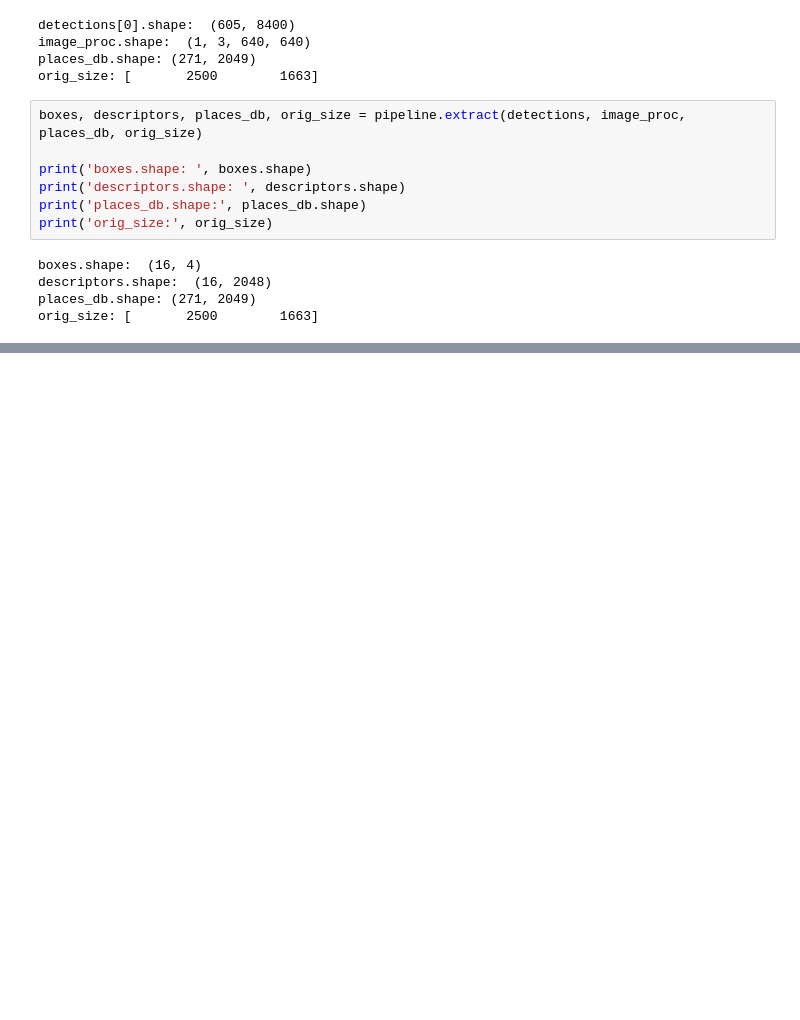
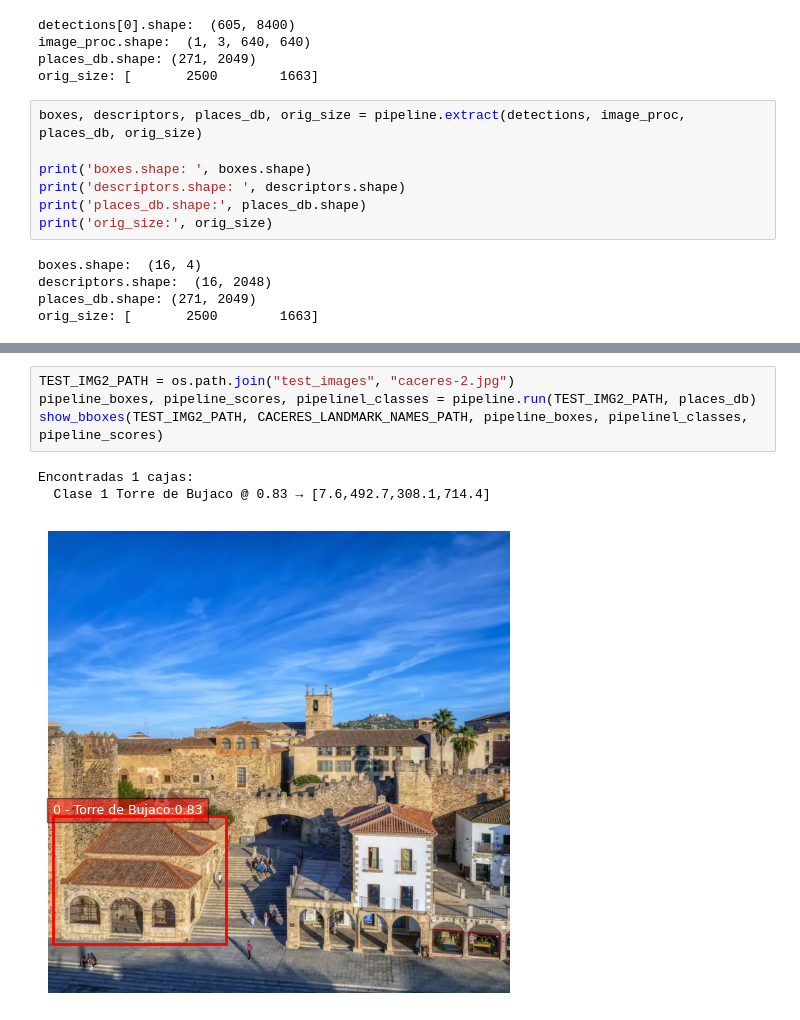
Before and after one commit to theviderlab/landmark-detection-with-retrieval, a Jupyter notebook: full_pipeline.ipynb, the cells around one changed output, grey strips where cells are left out. Drawn from its saved outputs; the diff is of its cells as text; blank space fills up the shorter version.

```diff
--- a/full_pipeline.ipynb
+++ b/full_pipeline.ipynb
@@ -180,0 +165,8 @@ Encontradas 21 cajas:
+# %%
+TEST_IMG2_PATH = os.path.join("test_images", "caceres-2.jpg")
+pipeline_boxes, pipeline_scores, pipelinel_classes = pipeline.run(TEST_IMG2_PATH, places_db)
+show_bboxes(TEST_IMG2_PATH, CACERES_LANDMARK_NAMES_PATH, pipeline_boxes, pipelinel_classes, pipeline_scores)
+# %% [output]
+Encontradas 1 cajas:
+  Clase 1 Torre de Bujaco @ 0.83 → [7.6,492.7,308.1,714.4]
+[figure, added]
```
Also changed, not shown: parts of 5 cells of this notebook, 2 other files.
